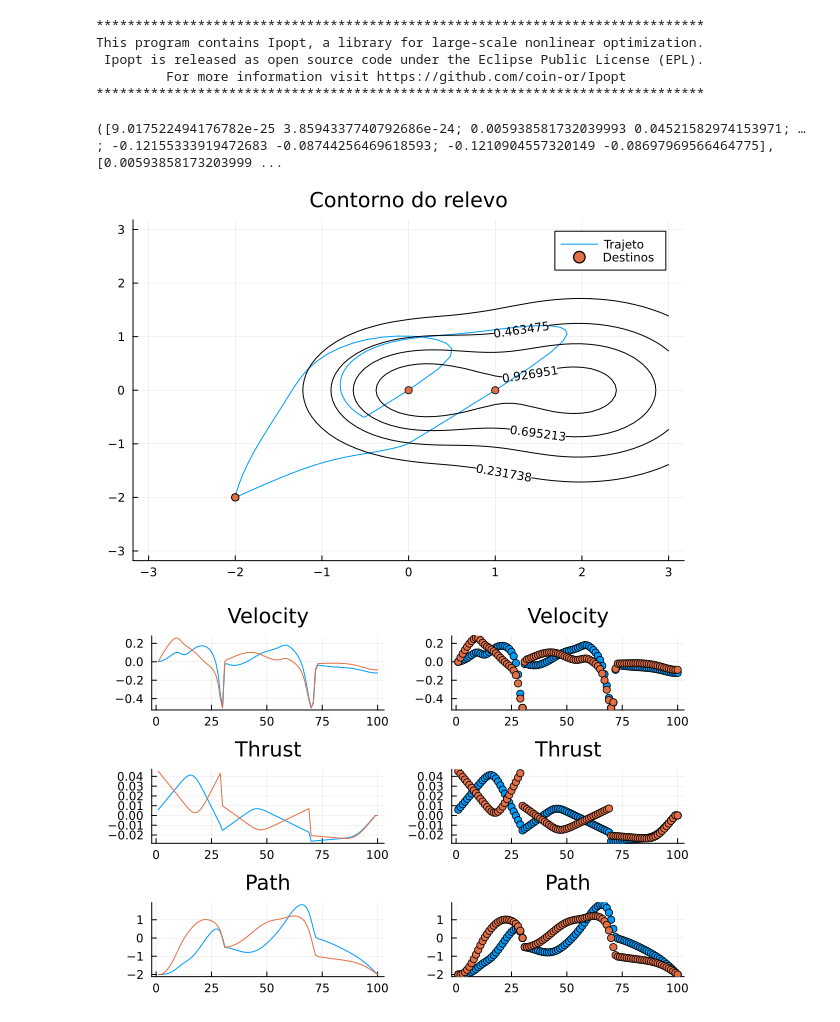
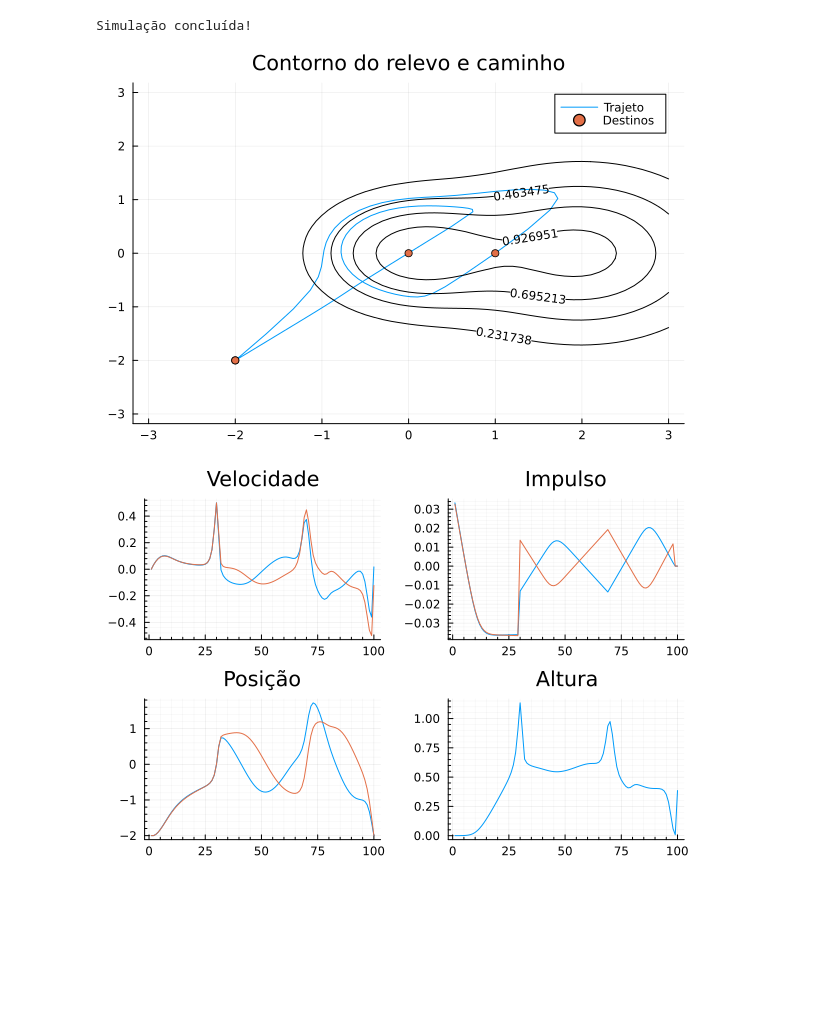
Before and after one commit to html-3/least-dangerous-path-julia, a Jupyter notebook: robot.ipynb, the cells around one changed output. Drawn from its saved outputs; the diff is of its cells as text; code cells hidden in the pictures; blank space fills up the shorter version.

```diff
--- a/robot.ipynb
+++ b/robot.ipynb
@@ -69,37 +72,25 @@ least_dangerous (generic function with 1 method)
-# %%
-λ = 10
-ξ = 1
-(velocity,thrust,path) = least_dangerous(λ, ξ)
-# %% [output]
-******************************************************************************
-This program contains Ipopt, a library for large-scale nonlinear optimization.
- Ipopt is released as open source code under the Eclipse Public License (EPL).
-         For more information visit https://github.com/coin-or/Ipopt
-******************************************************************************
-([9.017522494176782e-25 3.8594337740792686e-24; 0.005938581732039993 0.04521582974153971; … ; -0.12155333919472683 -0.08744256469618593; -0.1210904557320149 -0.08697969566464775], [0.00593858173203999 ...
+# %%
+λ = 1     # Reach waypoint
+ξ = 10    # Reduce risk
+δ = 5    # Reduce thrust
+(speed, thrust, path, height) = least_dangerous(λ, ξ, δ)
+println("Simulação concluída!")
+# %% [output]
+Simulação concluída!
 # %%
 plot(path[:,1], path[:,2], label="Trajeto")
 scatter!(wps[:,1], wps[:,2], label="Destinos")
-contour!(-3:0.1:3, -3:0.1:3, basicTerrain, color=:black, clabels=true, levels=4, cbar=false, title="Contorno do relevo")
+contour!(-3:0.1:3, -3:0.1:3, basicTerrain, color=:black, clabels=true, levels=4, cbar=false, title="Contorno do relevo e caminho")
 # %% [output]
-[figure, old version]
+[figure, new version]
-# %%
-#velocity, impulse and route plot
-p1 = plot(velocity, title="Velocity")
-p2 = plot(velocity, seriestype=:scatter, label="data", title="Velocity")
-
-p3 = plot(thrust, title="Thrust")
-p4 = plot(thrust, seriestype=:scatter, label="data", title="Thrust")
-
-p5 = plot(path, title="Path")
-p6 = plot(path, seriestype=:scatter, label="data", title="Path")
-
-plot(p1, p2, p3, p4, p5, p6, layout=(3, 2), legend=false)
-
-
-
-#plot!(sqrt.(thrust[1,:].^2 + thrust[2,:].^2))
-#plot!(basicTerrain.(path...))
-# %% [output]
-[figure, removed]
+# %%
+# Plot of the properties
+p1 = plot(speed, title="Velocidade")
+p2 = plot(thrust, title="Impulso")
+p3 = plot(path, title="Posição")
+p4 = plot(height, title="Altura")
+
+plot!(p1, p2, p3, p4, layout=(2, 2), legend=false, minorgrid=true)
+# %% [output]
+[figure, added]
 # %%
```
Also changed, not shown: parts of 2 cells of this notebook, 4 other files.
